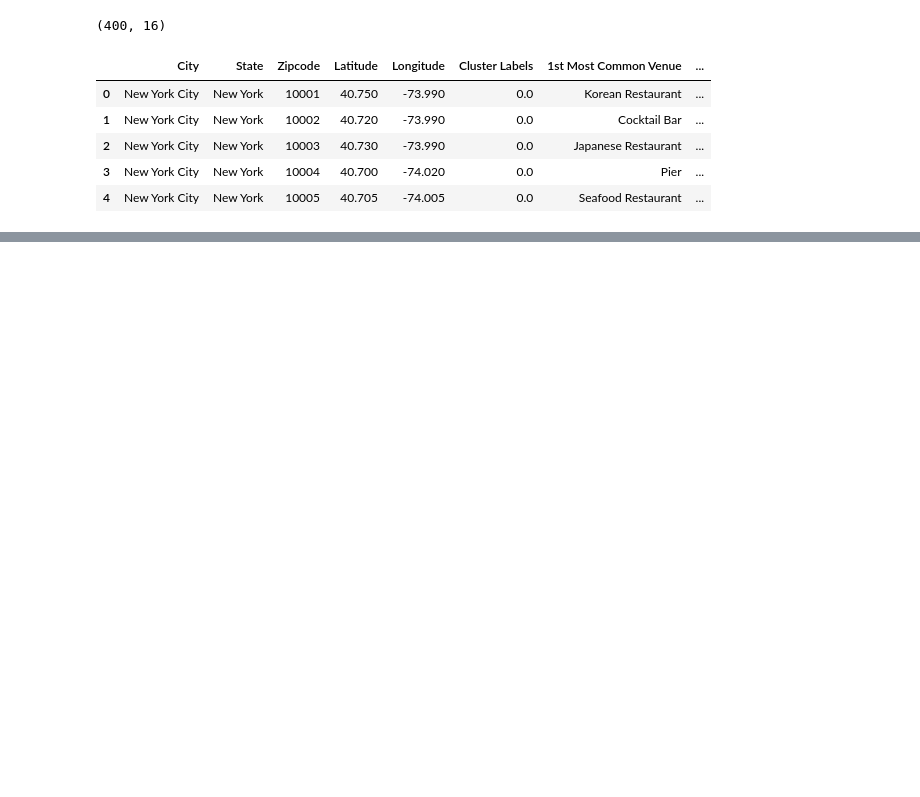
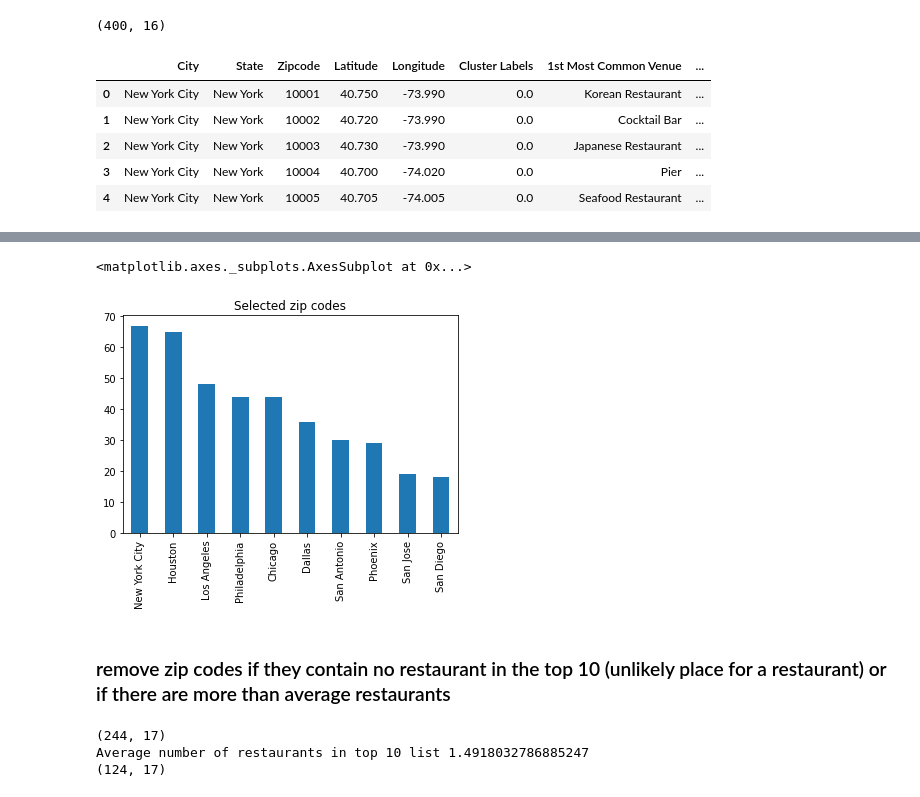
Before and after one commit to ztk007/Coursera_Capstone, a Jupyter notebook: Applied Data Science Capstone Week 4 and 5.ipynb, the cells around one changed output, grey strips where cells are left out. Drawn from its saved outputs; the diff is of its cells as text; code cells hidden in the pictures; blank space fills up the shorter version.

```diff
--- a/Applied Data Science Capstone Week 4 and 5.ipynb
+++ b/Applied Data Science Capstone Week 4 and 5.ipynb
@@ -534,0 +551,44 @@ plt.xticks(rotation=90)
+# %%
+
+cols = [x for x in cluster.columns if "Venue" in x]
+
+cluster_reduced = cluster [ (cluster[cols]!="Southern / Soul Food Restaurant").any(axis="columns") ]
+cluster_reduced["City"].value_counts().plot(kind='bar', title="Selected zip codes")
+# %% [output]
+<matplotlib.axes._subplots.AxesSubplot at 0x...>
+[figure, added]
+# %% [markdown]
+### remove zip codes if they contain no restaurant in the top 10 (unlikely place for a restaurant) or if there are more than average restaurants
+# %%
+print  (cluster_reduced.shape)
+
+# remove zip codes where there are no restaurants in the top 10 list:
+
+
+tmpres = []
+
+for i, j in cluster_reduced.iterrows():
+    numrestaurants = (sum ([ 1 for s in (j[cols].values) if "Restaurant" in s]))
+    tmpres.append(numrestaurants)
+
+cluster_reduced["num_restaurants"] = tmpres
+cluster_reduced.head()
+
+cluster_reduced = cluster_reduced[cluster_reduced["num_restaurants"] > 0 ]
+
+
+avg_restaurants = np.average(tmpres)
+
+# remove zip codes where there are more than average restaurants in the top 10 list:
+
+
+print ("Average number of restaurants in top 10 list {}".format(avg_restaurants))
+
+cluster_reduced = cluster_reduced[ cluster_reduced["num_restaurants"]<avg_restaurants ]
+
+
+print ( cluster_reduced.shape )
+# %% [output]
+(244, 17)
+Average number of restaurants in top 10 list 1.4918032786885247
+(124, 17)
```
Also changed, not shown: parts of 23 cells of this notebook.
